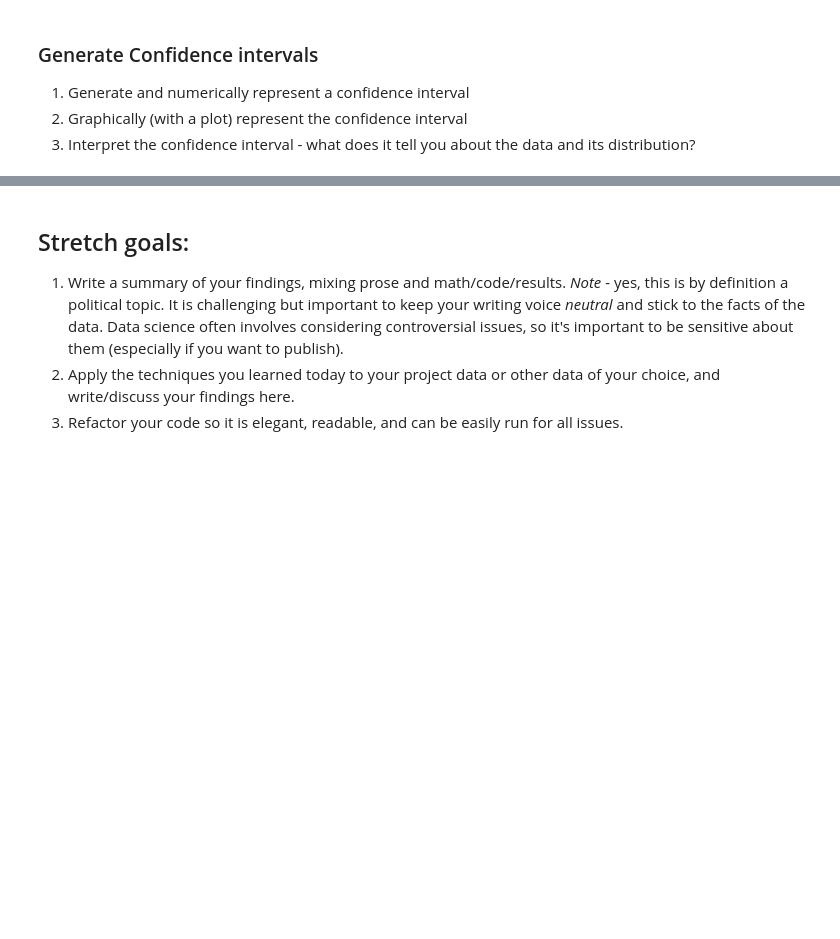
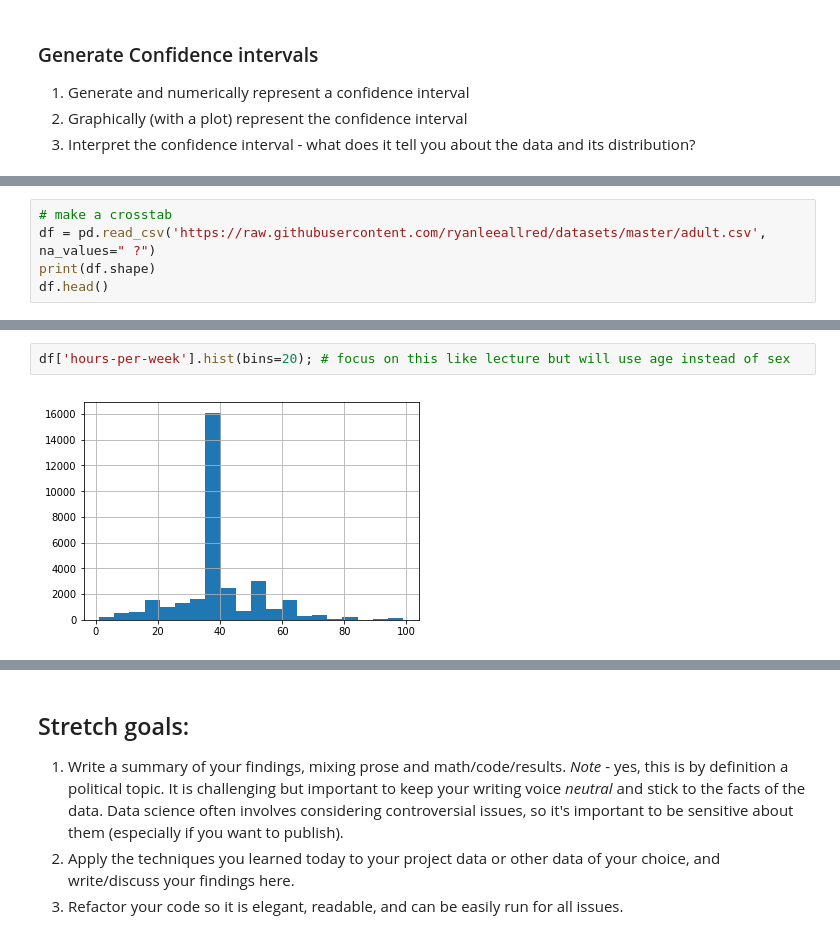
Before and after one commit to cardstud/DS-Unit-1-Sprint-3-Statistical-Tests-and-Experiments, a Jupyter notebook: module2-sampling-confidence-intervals-and-hypothesis-testing/LS_DS_132_Sampling_Confidence_Intervals_and_Hypothesis_Testing_Assignment.ipynb, the cells around one changed output, grey strips where cells are left out. Cells and saved outputs as stored; diff of their text form; blank space fills up the shorter version.

```diff
--- a/module2-sampling-confidence-intervals-and-hypothesis-testing/LS_DS_132_Sampling_Confidence_Intervals_and_Hypothesis_Testing_Assignment.ipynb
+++ b/module2-sampling-confidence-intervals-and-hypothesis-testing/LS_DS_132_Sampling_Confidence_Intervals_and_Hypothesis_Testing_Assignment.ipynb
@@ -246,0 +328,5 @@ confidence_interval(sample, confidence=0.95)
+# %%
+# make a crosstab
+df = pd.read_csv('https://raw.githubusercontent.com/ryanleeallred/datasets/master/adult.csv', na_values=" ?")
+print(df.shape)
+df.head()
@@ -246,0 +341,4 @@ confidence_interval(sample, confidence=0.95)
+# %%
+df['hours-per-week'].hist(bins=20); # focus on this like lecture but will use age instead of sex
+# %% [output]
+[figure, added]
```
Also changed, not shown: parts of 37 cells of this notebook.
